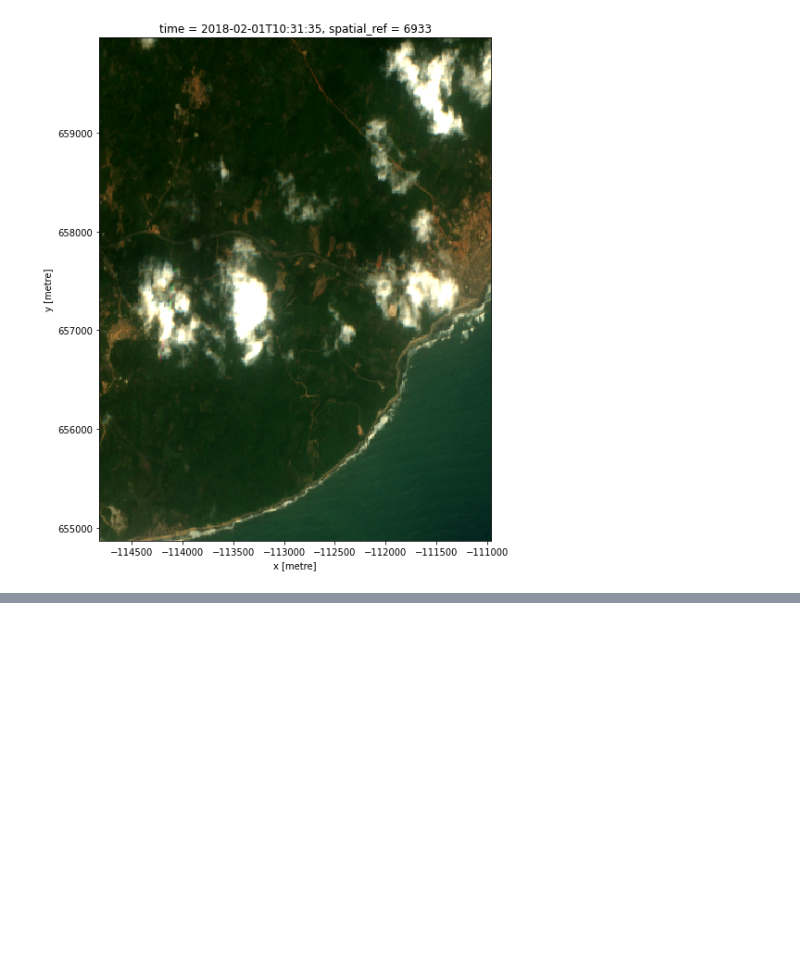
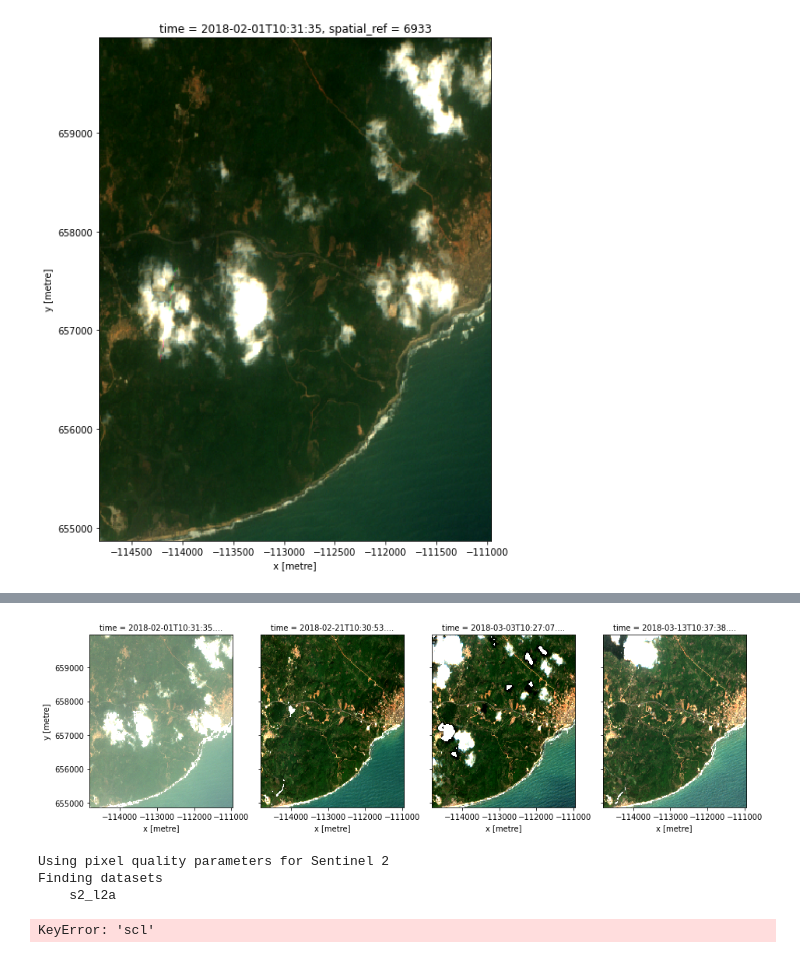
Before and after one commit to AdrianKriger/deafrica-sandbox-notebooks, a Jupyter notebook: Training/Geomedian_composite.ipynb, the cells around one changed output, grey strips where cells are left out. Cells and saved outputs as stored; diff of their text form; code cells hidden in the pictures; blank space fills up the shorter version.

```diff
--- a/Training/Geomedian_composite.ipynb
+++ b/Training/Geomedian_composite.ipynb
@@ -77,0 +127,22 @@ rgb(sentinel2_ds, bands=['red', 'green', 'blue'],
+# %%
+rgb(sentinel2_ds, bands=['red', 'green', 'blue'],
+   col='time', size=4)
+# %% [output]
+[figure, added]
+# %%
+#try again with code taken from using
+
+# Load available data from both S2 datasets
+sentinel2_ds = load_ard(dc=dc,
+              products=['s2_l2a'],
+              resolution=(-20, 20),
+              dask_chunks={'time':1,'x':500,'y':500},
+              **query)
+
+# Print output data
+print(sentinel2_ds)
+# %% [output]
+Using pixel quality parameters for Sentinel 2
+Finding datasets
+    s2_l2a
+KeyError: 'scl'
```
Also changed, not shown: parts of 11 cells of this notebook.
